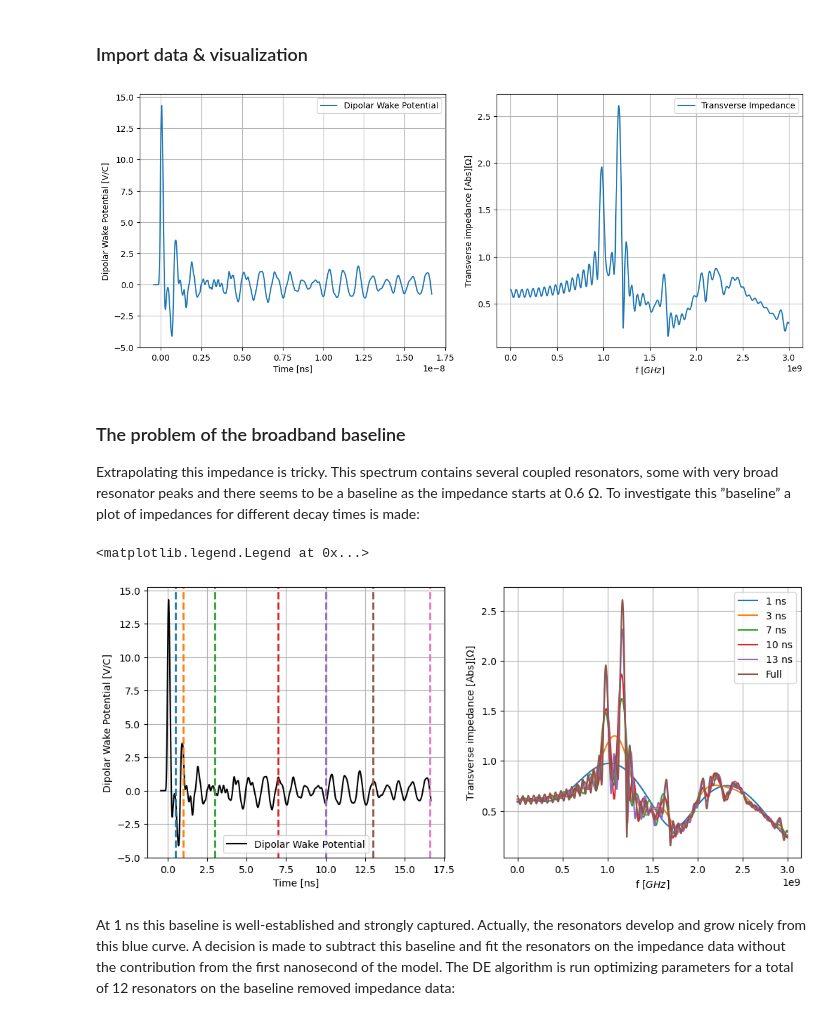
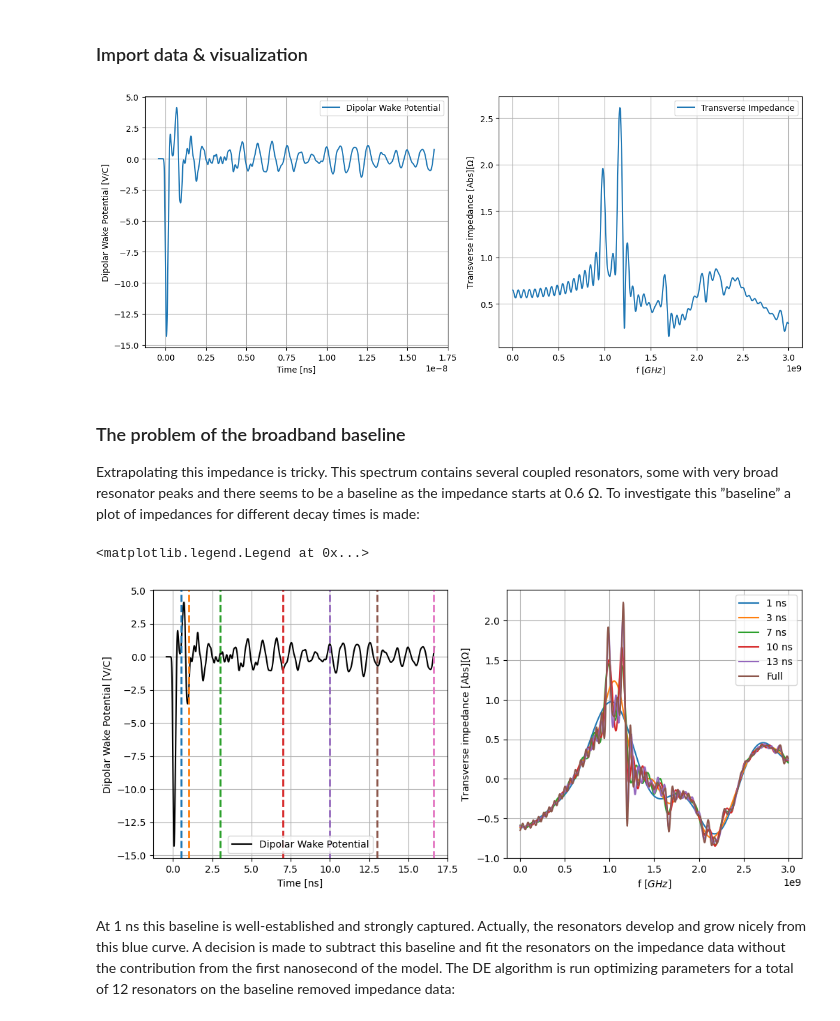
Before and after one commit to ImpedanCEI/IDDEFIX, a Jupyter notebook: examples/005_cmaes_examples.ipynb, the cells around one changed output. Cells and saved outputs as stored; diff of their text form; code cells hidden in the pictures.

```diff
--- a/examples/005_cmaes_examples.ipynb
+++ b/examples/005_cmaes_examples.ipynb
@@ -253,7 +253,7 @@ data_wake_potential = np.loadtxt('data/004_SPS_model_transitions_q26.txt', comme
 
 # Extracting data
 data_wake_time = data_wake_potential[:,0] *1e-9 # [s]
-data_wake_dipolar = data_wake_potential[:,2]
+data_wake_dipolar = -data_wake_potential[:,2]
 # %%
 # Compute FFT to get Impedance
 f, Z = iddefix.compute_fft(data_wake_time, data_wake_dipolar)
@@ -279,7 +279,7 @@ axs[1].legend()
 plt.tight_layout()
 plt.show()
 # %% [output]
-[figure, old version]
+[figure, new version]
 # %% [markdown]
 ### The problem of the broadband baseline
 Extrapolating this impedance is tricky. This spectrum contains several coupled resonators, some with very broad resonator peaks and there seems to be a baseline as the impedance starts at 0.6 Ω. To investigate this ”baseline” a plot of impedances for different decay times is made:
@@ -288,40 +288,40 @@ data_wake_dipolar_1ns = data_wake_dipolar[data_wake_time <= 1e-9]
 data_wake_dipolar_3ns = data_wake_dipolar[data_wake_time <= 3e-9]
 data_wake_dipolar_7ns = data_wake_dipolar[data_wake_time <= 7e-9]
 data_wake_dipolar_10ns = data_wake_dipolar[data_wake_time <= 10e-9]
 data_wake_dipolar_13ns = data_wake_dipolar[data_wake_time <= 13e-9]
 
 _, Z_1ns = iddefix.compute_fft(data_wake_time, data_wake_dipolar_1ns)
 _,Z_3ns = iddefix.compute_fft(data_wake_time, data_wake_dipolar_3ns)
 _,Z_7ns = iddefix.compute_fft(data_wake_time, data_wake_dipolar_7ns)
 _,Z_10ns = iddefix.compute_fft(data_wake_time, data_wake_dipolar_10ns)
 _,Z_13ns = iddefix.compute_fft(data_wake_time, data_wake_dipolar_13ns)
 
 fig, axs = plt.subplots(1, 2, figsize=(12, 5))
 
 # Plot data_wake_time vs data_wake_dipolar on the left
 axs[0].plot(data_wake_time*1e9, data_wake_dipolar, c='k', label='Dipolar Wake Potential')
 axs[0].set_xlabel('Time [ns]')
 axs[0].set_ylabel('Dipolar Wake Potential [V/C]')
 axs[0].grid(True)
 axs[0].legend()
 colors = ['tab:blue', 'tab:orange', 'tab:green', 'tab:red', 'tab:purple', 'tab:brown', 'tab:pink']
 lines = [0.5, 1.0, 3.0, 7., 10., 13., 16.6]
 for i,line in enumerate(lines):
     axs[0].axvline(line, lw=2.0, ls='--', c=colors[i])
 
-axs[1].plot(f, np.abs(Z_1ns), label='1 ns')
-axs[1].plot(f, np.abs(Z_3ns), label='3 ns')
-axs[1].plot(f, np.abs(Z_7ns), label='7 ns')
-axs[1].plot(f, np.abs(Z_10ns), label='10 ns')
-axs[1].plot(f, np.abs(Z_13ns), label='13 ns')
-axs[1].plot(f, np.abs(Z), label='Full')
+axs[1].plot(f, np.real(Z_1ns), label='1 ns')
+axs[1].plot(f, np.real(Z_3ns), label='3 ns')
+axs[1].plot(f, np.real(Z_7ns), label='7 ns')
+axs[1].plot(f, np.real(Z_10ns), label='10 ns')
+axs[1].plot(f, np.real(Z_13ns), label='13 ns')
+axs[1].plot(f, np.real(Z), label='Full')
 axs[1].set_xlabel('f $[GHz]$')
 axs[1].set_ylabel('Transverse impedance [Abs]$[\Omega]$')
 axs[1].grid(True)
 axs[1].legend()
 # %% [output]
 <matplotlib.legend.Legend at 0x...>
-[figure, old version]
+[figure, new version]
 # %% [markdown]
 At 1 ns this baseline is well-established and strongly captured. Actually, the resonators develop and grow nicely from this blue curve. A decision is made to subtract this baseline and fit the resonators on the impedance data without the contribution from the first nanosecond of the model. The DE algorithm is run optimizing parameters for a total of 12 resonators on the baseline removed impedance data:
 # %%
```
Also changed, not shown: parts of 19 cells of this notebook.
